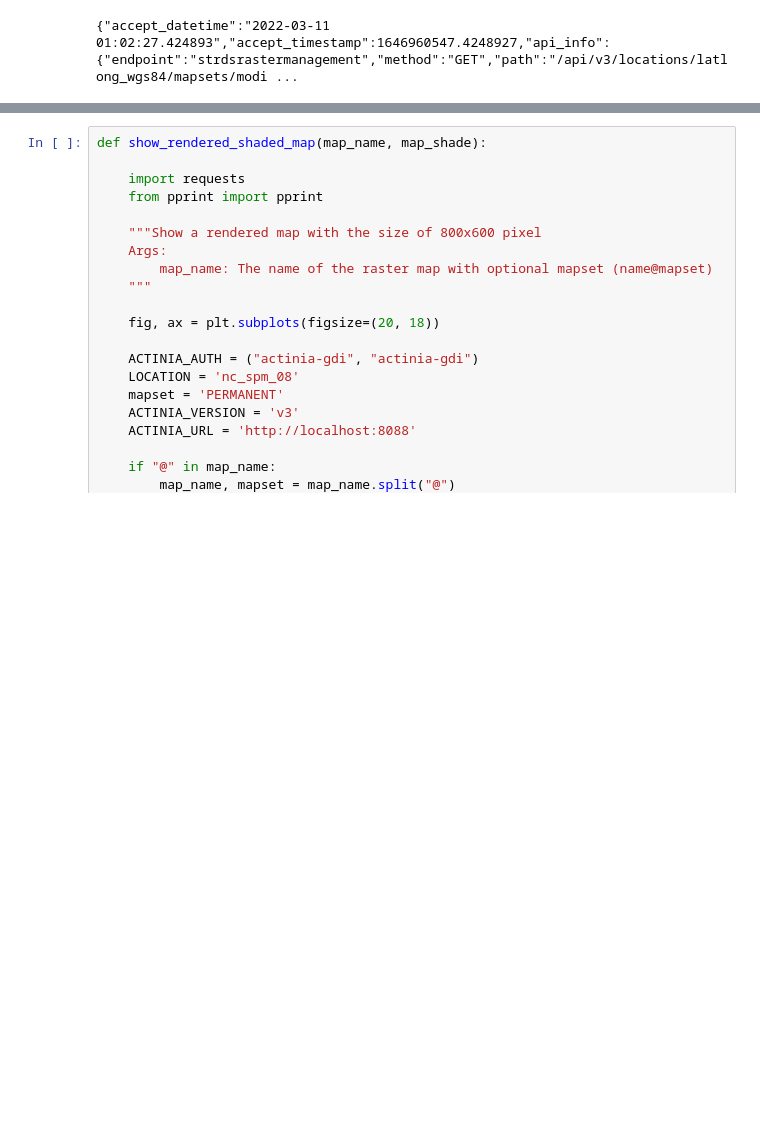
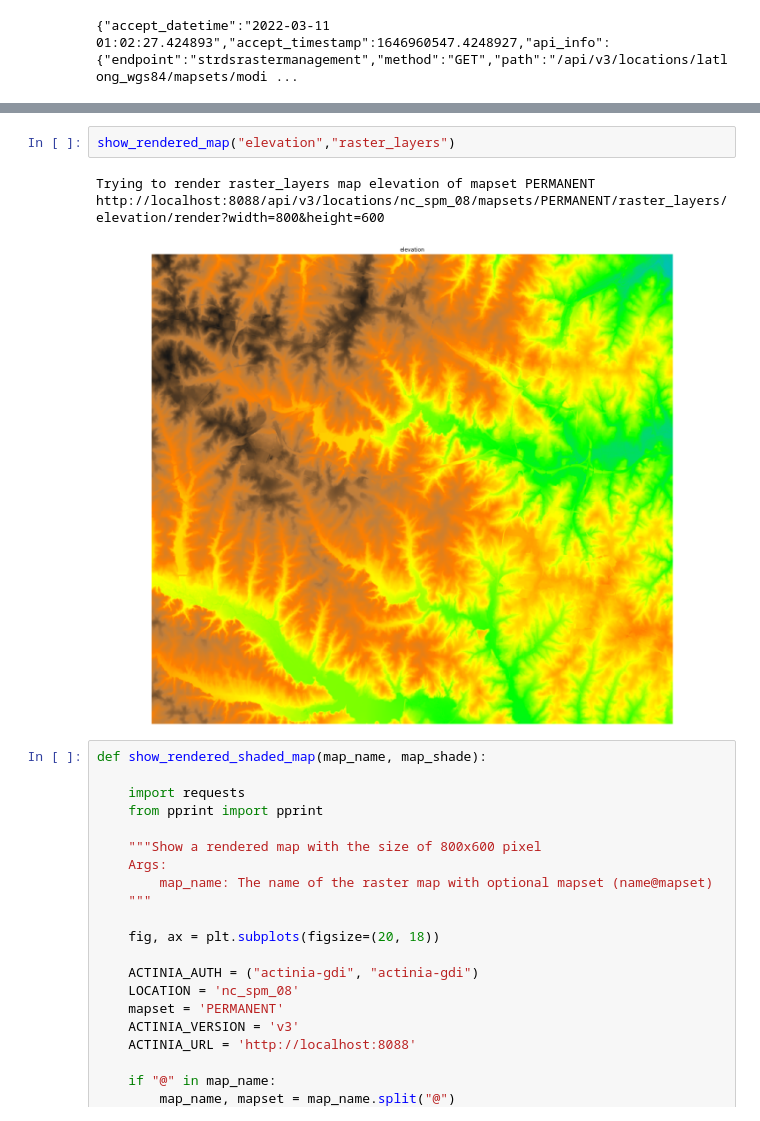
Before and after one commit to OpenPlainsInc/TomorrowNowApp, a Jupyter notebook: notebooks/actinia_futures.ipynb, the cells around one changed output, grey strips where cells are left out. Cells and saved outputs as stored; diff of their text form; blank space fills up the shorter version.

```diff
--- a/notebooks/actinia_futures.ipynb
+++ b/notebooks/actinia_futures.ipynb
@@ -269,3 +309,9 @@ http://localhost:8088/api/v3/locations/nc_spm_08/mapsets/PERMANENT/raster_layers
+# %%
+show_rendered_map("elevation","raster_layers")
+# %% [output]
+Trying to render raster_layers map elevation of mapset PERMANENT
+http://localhost:8088/api/v3/locations/nc_spm_08/mapsets/PERMANENT/raster_layers/elevation/render?width=800&height=600
+[figure, added]
 # %%
 def show_rendered_shaded_map(map_name, map_shade):
 
```
Also changed, not shown: parts of 12 cells of this notebook, 9 other files.
